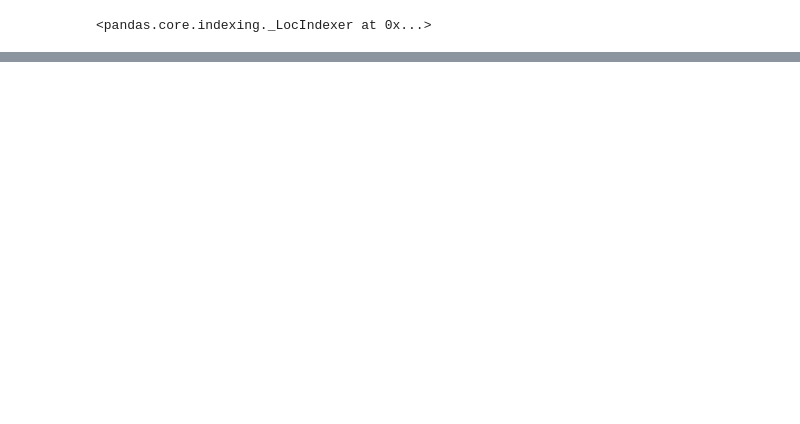
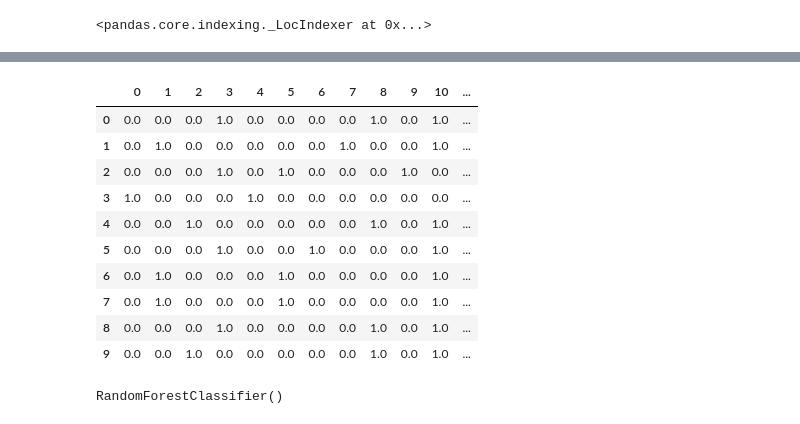
Before and after one commit to devyanshbatra/LINEAR-REGRESSION-MACHINE-LEARNING, a Jupyter notebook: Scikit_Learn_Classification_Workflow.ipynb, the cells around one changed output, grey strips where cells are left out. Saved outputs shown, nothing was run; the diff lists cells and outputs as text; code cells hidden in the pictures; blank space fills up the shorter version.

```diff
--- a/Scikit_Learn_Classification_Workflow.ipynb
+++ b/Scikit_Learn_Classification_Workflow.ipynb
@@ -59,0 +134,2 @@ X_test.loc()
+# %%
+car_sales=pd.read_csv("/content/car-sales.csv")
@@ -59,0 +159,7 @@ X_test.loc()
+# %%
+X = car_sales.drop("Price", axis=1)
+
+y = car_sales["Price"]
+X_train, X_test, y_train, y_test = train_test_split(X,
+                                                   y,
+                                                   test_size=0.2)
@@ -59,0 +173,14 @@ X_test.loc()
+# %%
+# Turn the categories into numbers
+from sklearn.preprocessing import OneHotEncoder
+from sklearn.compose import ColumnTransformer
+
+
+categorical_features = ["Make", "Colour", "Doors"]
+one_hot = OneHotEncoder()
+transformer = ColumnTransformer([("one_hot",
+                                   one_hot,
+                                   categorical_features)],   # transforming the columns in to numeric data and arrays accordingly with the help of the encoder
+                                   remainder="passthrough")
+transformed_X = transformer.fit_transform(X)
+transformed_X
@@ -59,0 +205,24 @@ X_test.loc()
+# %%
+pd.DataFrame(transformed_X)
+# %% [output]
+|  | 0 | 1 | 2 | 3 | 4 | 5 | 6 | 7 | 8 | 9 | 10 | ... |
+| 0 | 0.0 | 0.0 | 0.0 | 1.0 | 0.0 | 0.0 | 0.0 | 0.0 | 1.0 | 0.0 | 1.0 | ... |
+| 1 | 0.0 | 1.0 | 0.0 | 0.0 | 0.0 | 0.0 | 0.0 | 1.0 | 0.0 | 0.0 | 1.0 | ... |
+| 2 | 0.0 | 0.0 | 0.0 | 1.0 | 0.0 | 1.0 | 0.0 | 0.0 | 0.0 | 1.0 | 0.0 | ... |
+| 3 | 1.0 | 0.0 | 0.0 | 0.0 | 1.0 | 0.0 | 0.0 | 0.0 | 0.0 | 0.0 | 0.0 | ... |
+| 4 | 0.0 | 0.0 | 1.0 | 0.0 | 0.0 | 0.0 | 0.0 | 0.0 | 1.0 | 0.0 | 1.0 | ... |
+| 5 | 0.0 | 0.0 | 0.0 | 1.0 | 0.0 | 0.0 | 1.0 | 0.0 | 0.0 | 0.0 | 1.0 | ... |
+| 6 | 0.0 | 1.0 | 0.0 | 0.0 | 0.0 | 1.0 | 0.0 | 0.0 | 0.0 | 0.0 | 1.0 | ... |
+| 7 | 0.0 | 1.0 | 0.0 | 0.0 | 0.0 | 1.0 | 0.0 | 0.0 | 0.0 | 0.0 | 1.0 | ... |
+| 8 | 0.0 | 0.0 | 0.0 | 1.0 | 0.0 | 0.0 | 0.0 | 0.0 | 1.0 | 0.0 | 1.0 | ... |
+| 9 | 0.0 | 0.0 | 1.0 | 0.0 | 0.0 | 0.0 | 0.0 | 0.0 | 1.0 | 0.0 | 1.0 | ... |
+# %%
+# Let's refit the model
+np.random.seed(42)
+X_train, X_test, y_train, y_test = train_test_split(transformed_X,
+                                                    y,
+                                                    test_size=0.2)
+
+model.fit(X_train, y_train)
+# %% [output]
+RandomForestClassifier()
```
Also changed, not shown: parts of 23 cells of this notebook.
